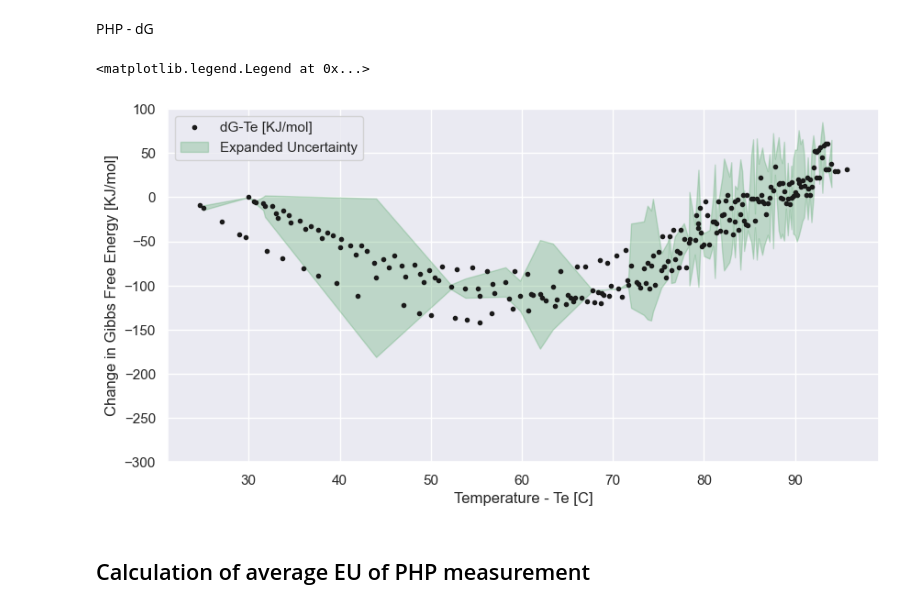
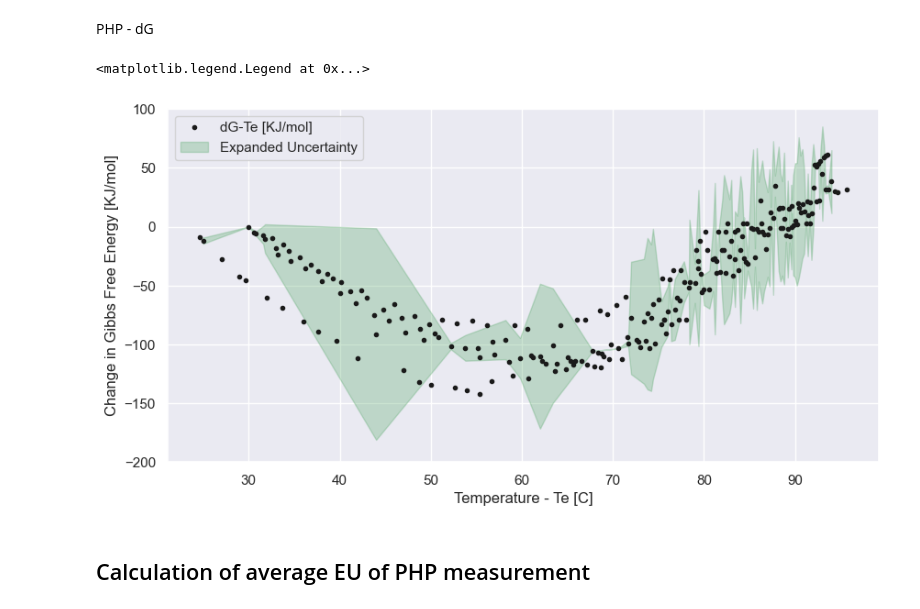
Before and after one commit to nirmalparmarphd/PulseHeatPipe, a Jupyter notebook: DA_php_di_60fr.ipynb, the cells around one changed output. Saved outputs shown, nothing was run; the diff lists cells and outputs as text; code cells hidden in the pictures.

```diff
--- a/DA_php_di_60fr.ipynb
+++ b/DA_php_di_60fr.ipynb
@@ -245,14 +246,14 @@ PHP - dG
 # %%
 plt.figure(figsize=(10,5));
 plt.plot(df_mean['Te - AVG (oC)'], df_mean['dG [KJ/mol]'], '.k', label='dG-Te [KJ/mol]')
 plt.fill_between(df_mean_idx['Te - AVG (oC)'],df_mean_idx['dG [KJ/mol]'] - 2* df_std['dG [KJ/mol]'], df_mean_idx['dG [KJ/mol]'] + 2* df_std['dG [KJ/mol]'], color='g', alpha=0.3, label='Expanded Uncertainty')
-plt.ylim(-300,100)
+plt.ylim(-200,100)
 plt.xlabel('Temperature - Te [C]')
 plt.ylabel('Change in Gibbs Free Energy [KJ/mol]')
 plt.legend()
 # %% [output]
 <matplotlib.legend.Legend at 0x...>
-[figure, old version]
+[figure, new version]
 # %% [markdown]
 ## Calculation of average EU of PHP measurement
 # %% [markdown]
```
Also changed, not shown: parts of 4 cells of this notebook, 4 other files.
